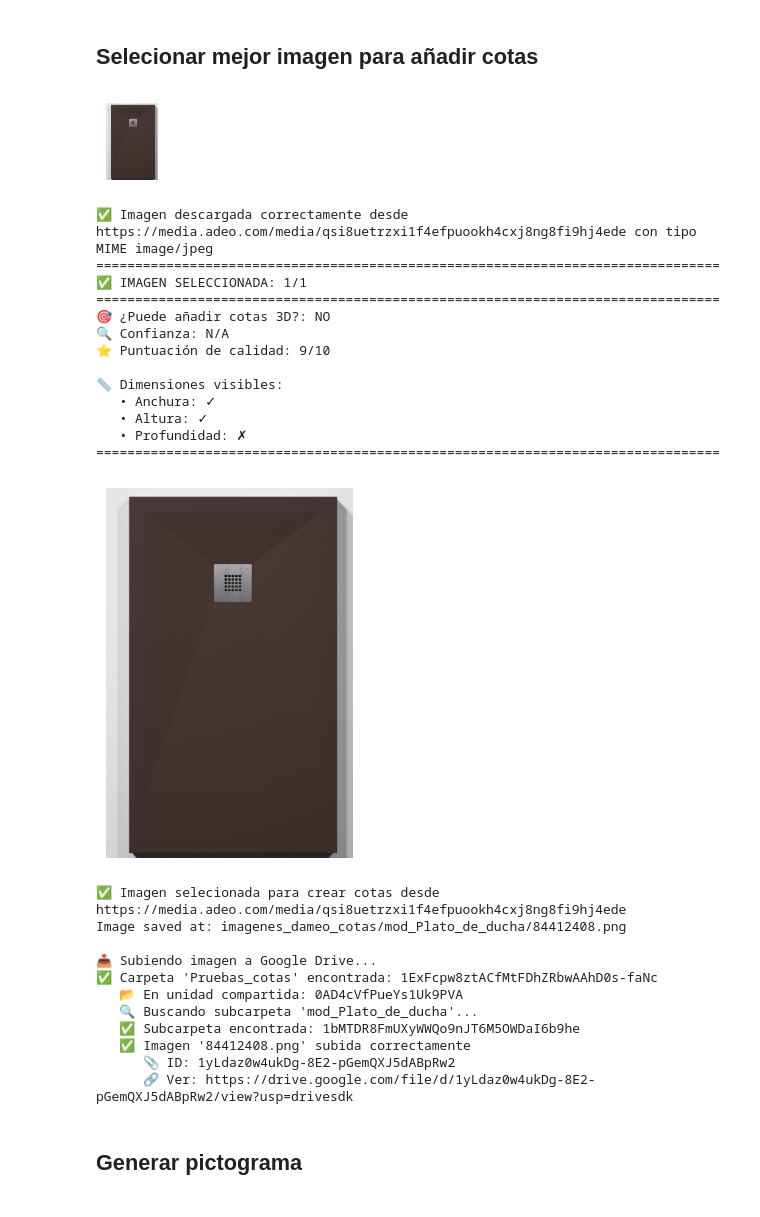
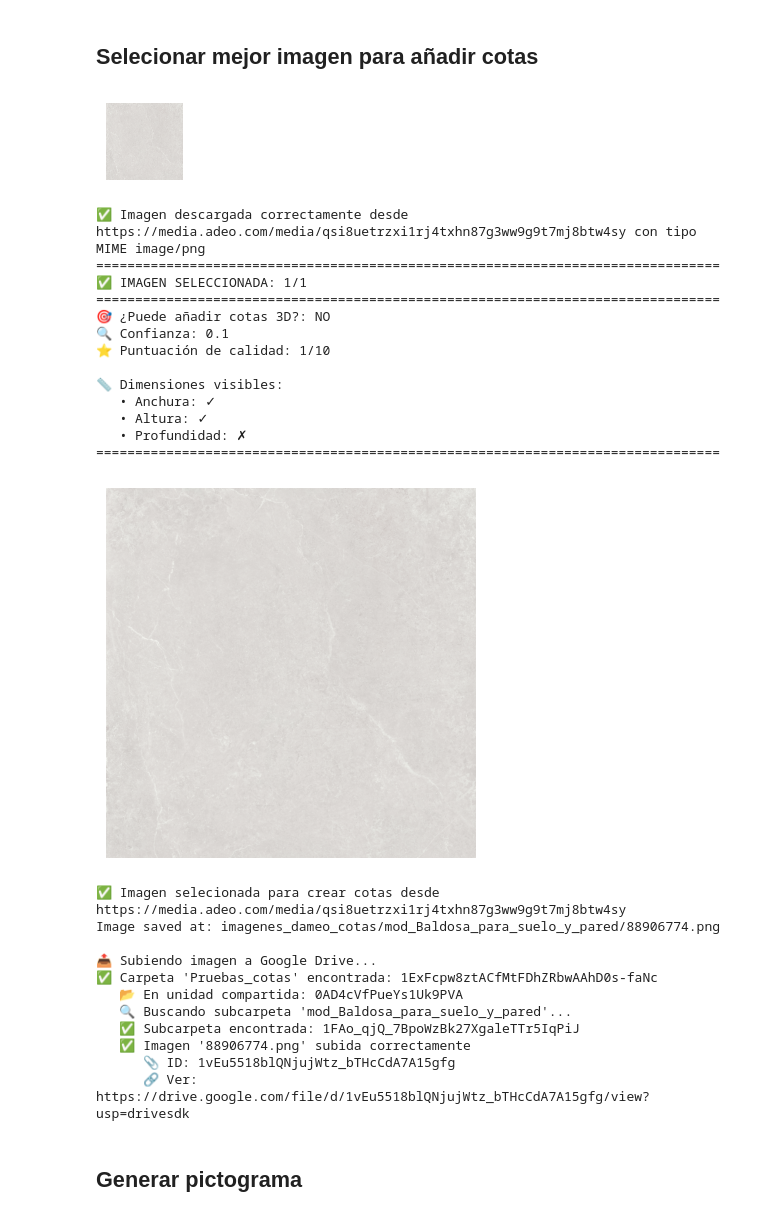
Before and after one commit to diegodelapuentealonso/imagenes_cotas_dimensiones, a Jupyter notebook: nano_banana_cotas_dameo.ipynb, the cells around one changed output. Saved outputs shown, nothing was run; the diff lists cells and outputs as text; code cells hidden in the pictures.

Commit message:
Primera prueba platos ducha

```diff
--- a/nano_banana_cotas_dameo.ipynb
+++ b/nano_banana_cotas_dameo.ipynb
@@ -659,76 +684,79 @@ else:
 
             print(f"✅ Imagen descargada correctamente desde {image_url} con tipo MIME {mime_type}")
 
         else:
             print(f"⚠️ No se pudo descargar la imagen desde {image_url}")
 
     # Seleccionar la mejor imagen usando la función definida
     result = get_better_image_to_add_pattern(image_parts, number_dimensions)
     selected_index = result['selected_index']
     selected_image = images_bytes[selected_index]
 
     plt.imshow(selected_image)
     plt.axis('off') # Hide the X and Y axes
     plt.show()
     print(f"✅ Imagen selecionada para crear cotas desde {images_url[selected_index]}")
 
     # Guardo la imagen en local
     # Define your path and filename
     folder_path = Path(FOLDER_IMAGES) / f"mod_{model_name.replace(' ', '_')}"
     file_path = folder_path / f"{reference}.png"
     # Create the directory (parents=True creates all missing folders in the path)
     folder_path.mkdir(parents=True, exist_ok=True)
     selected_image.save(file_path)
     print(f"Image saved at: {file_path}")
 
     # Save image in drive
+    if selected_image is not None:
+        print(f"\n📤 Subiendo imagen a Google Drive...")
 
-print(f"\n📤 Subiendo imagen a Google Drive...")
+        parent_folder_id = get_drive_folder_id(DRIVE_FOLDER_NAME)
 
-# Buscar carpeta padre
-parent_folder_id = get_drive_folder_id(DRIVE_FOLDER_NAME)
+        if parent_folder_id:
+            subfolder_id = get_or_create_drive_subfolder(
+                f"mod_{model_name.replace(' ', '_')}",
+                parent_folder_id
+            )
 
-if parent_folder_id:
-    # Crear/encontrar subcarpeta por código de modelo
-    subfolder_id = get_or_create_drive_subfolder(f"mod_{model_name.replace(' ', '_')}", parent_folder_id)
-
-    # Subir imagen directamente desde memoria (sin guardar en disco)
-    drive_file = upload_image_to_drive_from_memory(
-        image=selected_image,
-        file_name=f"{reference}.png",
-        folder_id=subfolder_id
-    )
-
-else:
-    print(f"❌ No se pudo encontrar la carpeta '{DRIVE_FOLDER_NAME}' en Google Drive")
-    print(f"   💡 Asegúrate de que existe o créala manualmente")
+            try:
+                drive_file = upload_image_to_drive_from_memory(
+                    image=selected_image,
+                    file_name=f"{reference}.png",
+                    folder_id=subfolder_id
+                )
+            except Exception as e:
+                print(f"❌ Error al subir imagen a Drive: {e}")
+        else:
+            print(f"❌ No se pudo encontrar la carpeta '{DRIVE_FOLDER_NAME}' en Google Drive")
+    else:
+        print("⚠️ No hay imagen seleccionada para subir a Drive")
 # %% [output]
-[figure, old version]
+[figure, new version]
-✅ Imagen descargada correctamente desde https://media.adeo.com/media/qsi8uetrzxi1f4efpuookh4cxj8ng8fi9hj4ede con tipo MIME image/jpeg
+✅ Imagen descargada correctamente desde https://media.adeo.com/media/qsi8uetrzxi1rj4txhn87g3ww9g9t7mj8btw4sy con tipo MIME image/png
 ================================================================================
 ✅ IMAGEN SELECCIONADA: 1/1
 ================================================================================
 🎯 ¿Puede añadir cotas 3D?: NO
-🔍 Confianza: N/A
-⭐ Puntuación de calidad: 9/10
+🔍 Confianza: 0.1
+⭐ Puntuación de calidad: 1/10
 
 📏 Dimensiones visibles:
    • Anchura: ✓
    • Altura: ✓
    • Profundidad: ✗
 ================================================================================
-[figure, old version]
+[figure, new version]
-✅ Imagen selecionada para crear cotas desde https://media.adeo.com/media/qsi8uetrzxi1f4efpuookh4cxj8ng8fi9hj4ede
-Image saved at: imagenes_dameo_cotas/mod_Plato_de_ducha/84412408.png
+✅ Imagen selecionada para crear cotas desde https://media.adeo.com/media/qsi8uetrzxi1rj4txhn87g3ww9g9t7mj8btw4sy
+Image saved at: imagenes_dameo_cotas/mod_Baldosa_para_suelo_y_pared/88906774.png
 
 📤 Subiendo imagen a Google Drive...
 ✅ Carpeta 'Pruebas_cotas' encontrada: 1ExFcpw8ztACfMtFDhZRbwAAhD0s-faNc
    📂 En unidad compartida: 0AD4cVfPueYs1Uk9PVA
-   🔍 Buscando subcarpeta 'mod_Plato_de_ducha'...
-   ✅ Subcarpeta encontrada: 1bMTDR8FmUXyWWQo9nJT6M5OWDaI6b9he
-   ✅ Imagen '84412408.png' subida correctamente
-      📎 ID: 1yLdaz0w4ukDg-8E2-pGemQXJ5dABpRw2
-      🔗 Ver: https://drive.google.com/file/d/1yLdaz0w4ukDg-8E2-pGemQXJ5dABpRw2/view?usp=drivesdk
+   🔍 Buscando subcarpeta 'mod_Baldosa_para_suelo_y_pared'...
+   ✅ Subcarpeta encontrada: 1FAo_qjQ_7BpoWzBk27XgaleTTr5IqPiJ
+   ✅ Imagen '88906774.png' subida correctamente
+      📎 ID: 1vEu5518blQNjujWtz_bTHcCdA7A15gfg
+      🔗 Ver: https://drive.google.com/file/d/1vEu5518blQNjujWtz_bTHcCdA7A15gfg/view?usp=drivesdk
 # %% [markdown]
 ## Generar pictograma
 # %%
```
Also changed, not shown: parts of 7 cells of this notebook, 3 other files.
